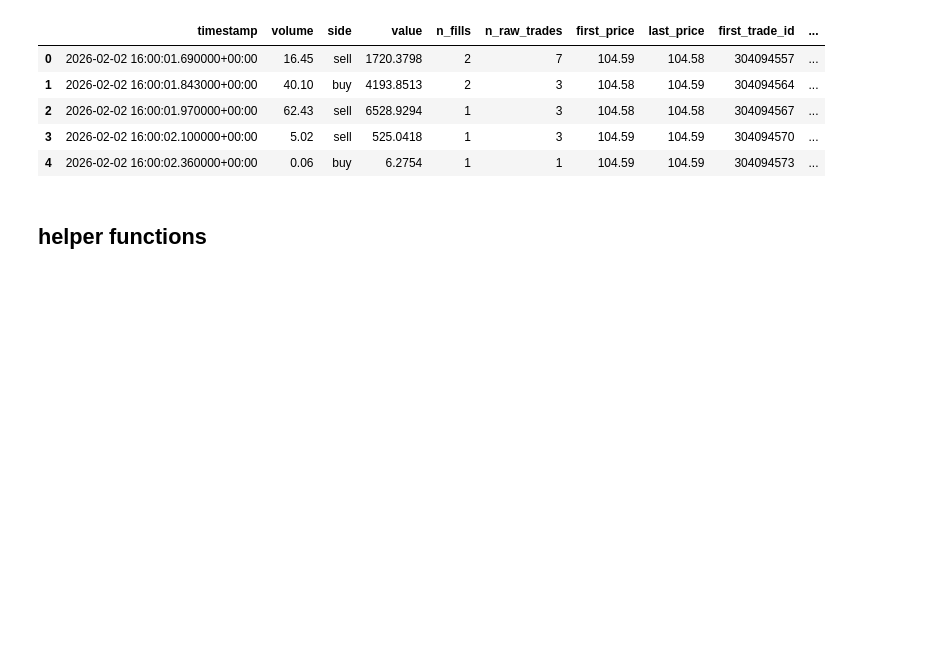
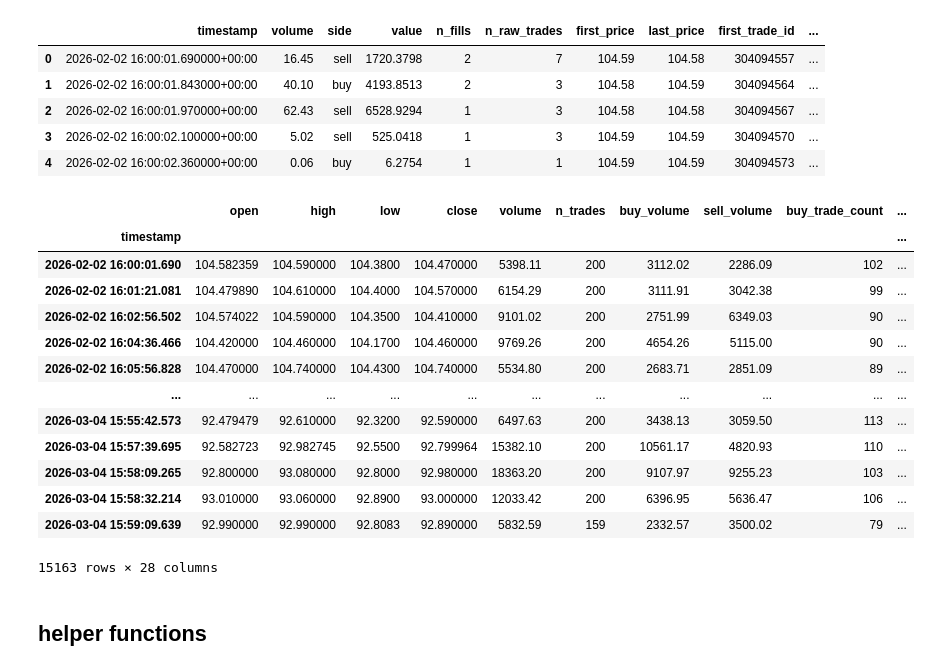
Before and after one commit to vincent-wat04/crypto_cta, a Jupyter notebook: notebooks/clean_signal_analysis.ipynb, the cells around one changed output. Drawn from its saved outputs; the diff is of its cells as text; code cells hidden in the pictures; blank space fills up the shorter version.

Commit message:
Add volume per bar aggregation

```diff
--- a/notebooks/clean_signal_analysis.ipynb
+++ b/notebooks/clean_signal_analysis.ipynb
@@ -64,11 +64,29 @@ trades_df.head()
 | 3 | 2026-02-02 16:00:02.100000+00:00 | 5.02 | sell | 525.0418 | 1 | 3 | 104.59 | 104.59 | 304094570 | ... |
 | 4 | 2026-02-02 16:00:02.360000+00:00 | 0.06 | buy | 6.2754 | 1 | 1 | 104.59 | 104.59 | 304094573 | ... |
 # %%
+# Bar spec：与 build_bars 签名一致 — 第 4 个位置参数是 freq(str)，不是 tpb
 bar_mode = "trade_count"
-bars = build_bars(trades_df, "merged", bar_mode, 500)
+trades_per_bar = 200
+bars = build_bars(trades_df, "merged", bar_mode, freq="1min", trades_per_bar=trades_per_bar)
 bar_sec = int(estimate_avg_bar_seconds(bars))
-logger.info("Built %d trade-count bars (%d trades/bar, ~%ds avg)",
-            len(bars), 500, bar_sec)
+logger.info("Built %d trade-count bars (tpb=%d, ~%ds avg)", len(bars), trades_per_bar, bar_sec)
+# %%
+bars
+# %% [output]
+|  | open | high | low | close | volume | n_trades | buy_volume | sell_volume | buy_trade_count | ... |
+| timestamp |  |  |  |  |  |  |  |  |  | ... |
+| 2026-02-02 16:00:01.690 | 104.582359 | 104.590000 | 104.3800 | 104.470000 | 5398.11 | 200 | 3112.02 | 2286.09 | 102 | ... |
+| 2026-02-02 16:01:21.081 | 104.479890 | 104.610000 | 104.4000 | 104.570000 | 6154.29 | 200 | 3111.91 | 3042.38 | 99 | ... |
+| 2026-02-02 16:02:56.502 | 104.574022 | 104.590000 | 104.3500 | 104.410000 | 9101.02 | 200 | 2751.99 | 6349.03 | 90 | ... |
+| 2026-02-02 16:04:36.466 | 104.420000 | 104.460000 | 104.1700 | 104.460000 | 9769.26 | 200 | 4654.26 | 5115.00 | 90 | ... |
+| 2026-02-02 16:05:56.828 | 104.470000 | 104.740000 | 104.4300 | 104.740000 | 5534.80 | 200 | 2683.71 | 2851.09 | 89 | ... |
+| ... | ... | ... | ... | ... | ... | ... | ... | ... | ... | ... |
+| 2026-03-04 15:55:42.573 | 92.479479 | 92.610000 | 92.3200 | 92.590000 | 6497.63 | 200 | 3438.13 | 3059.50 | 113 | ... |
+| 2026-03-04 15:57:39.695 | 92.582723 | 92.982745 | 92.5500 | 92.799964 | 15382.10 | 200 | 10561.17 | 4820.93 | 110 | ... |
+| 2026-03-04 15:58:09.265 | 92.800000 | 93.080000 | 92.8000 | 92.980000 | 18363.20 | 200 | 9107.97 | 9255.23 | 103 | ... |
+| 2026-03-04 15:58:32.214 | 93.010000 | 93.060000 | 92.8900 | 93.000000 | 12033.42 | 200 | 6396.95 | 5636.47 | 106 | ... |
+| 2026-03-04 15:59:09.639 | 92.990000 | 92.990000 | 92.8083 | 92.890000 | 5832.59 | 159 | 2332.57 | 3500.02 | 79 | ... |
+15163 rows × 28 columns
 # %% [markdown]
 ## helper functions
 # %%
```
Also changed, not shown: parts of 58 cells of this notebook.
